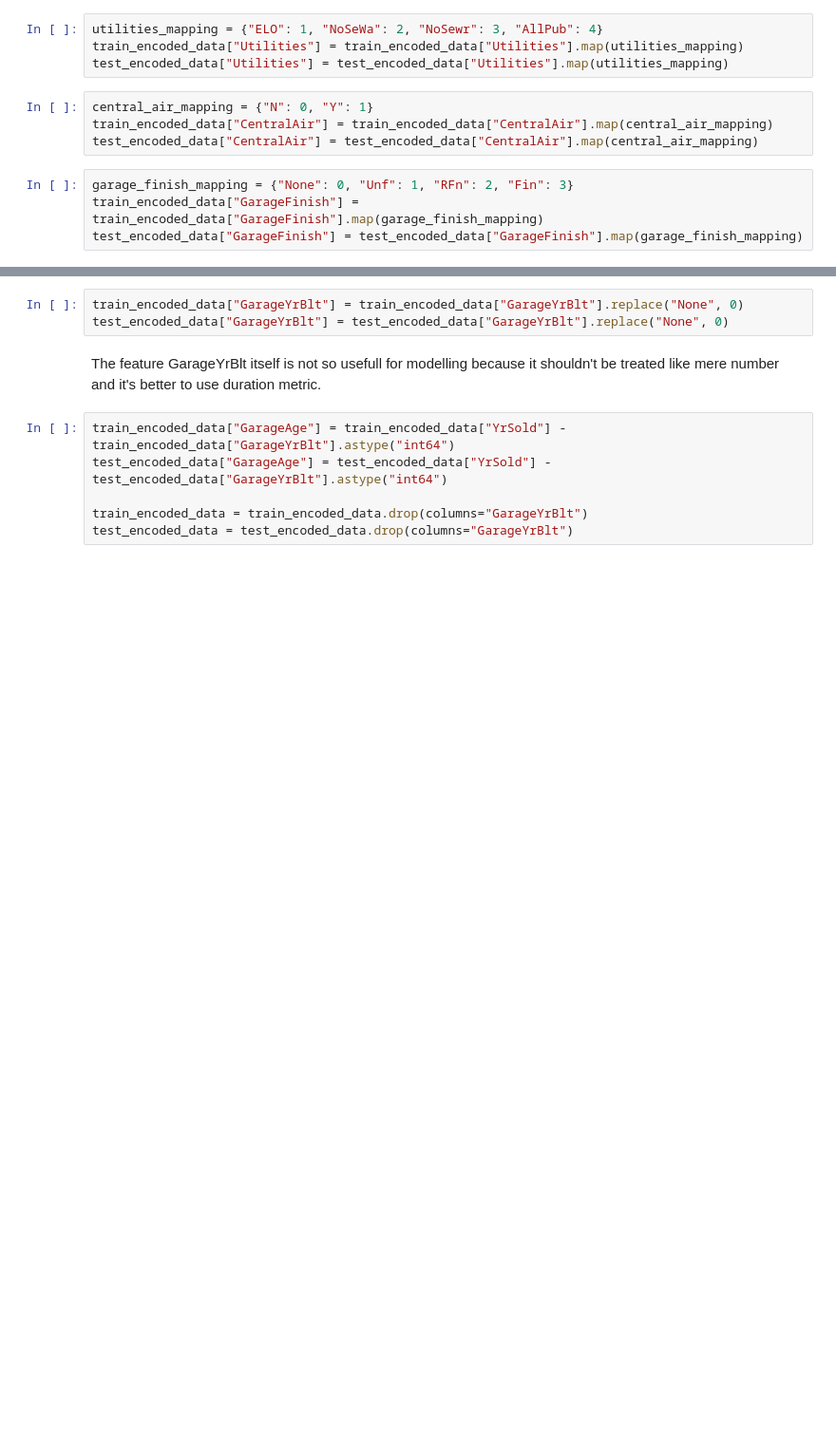
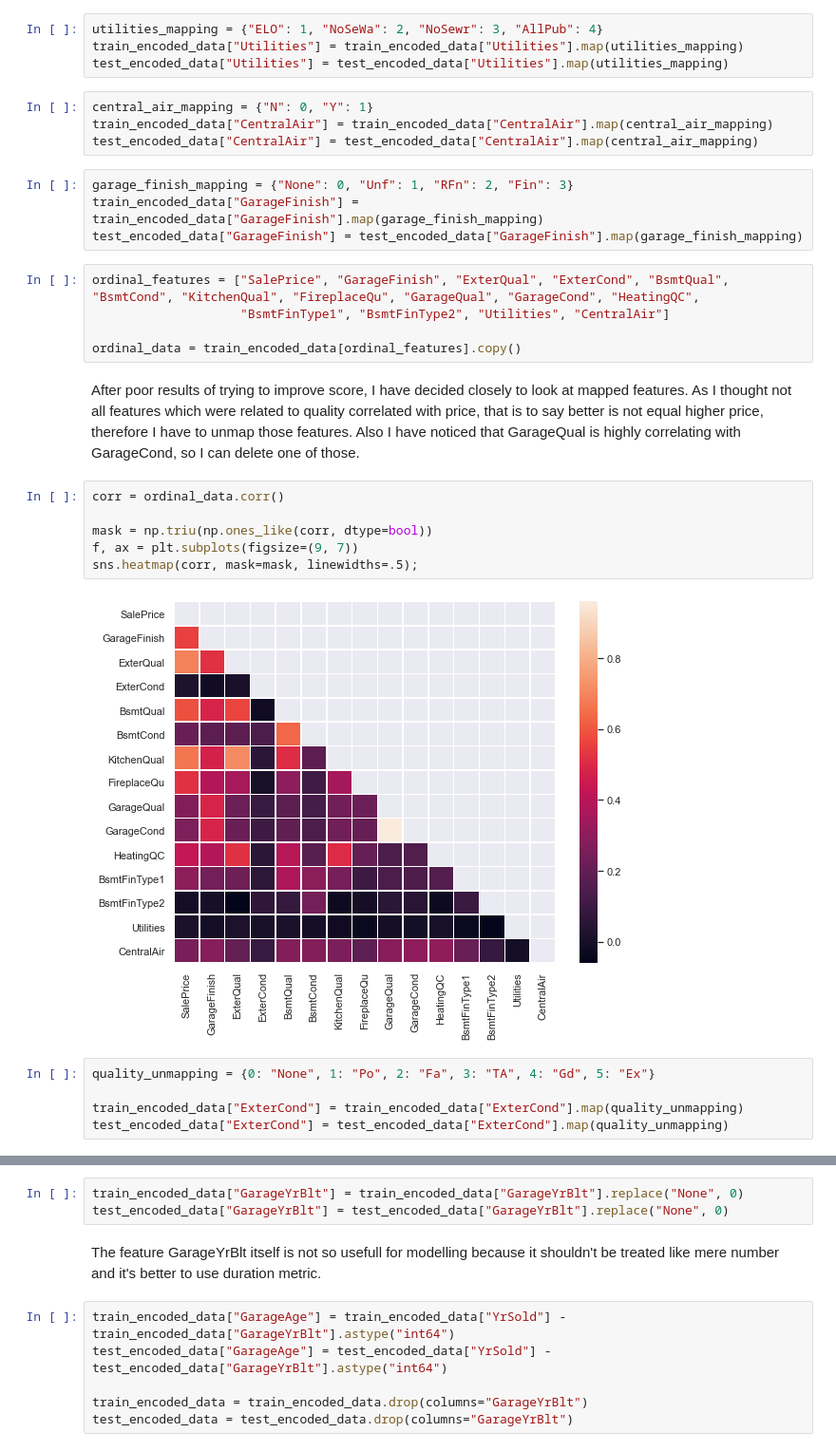
Before and after one commit to Gedas-LT/kaggle-ames-house-prices, a Jupyter notebook: predictions.ipynb, the cells around one changed output, grey strips where cells are left out. Shown at 95% size. Drawn from its saved outputs; the diff is of its cells as text; blank space fills up the shorter version.

Commit message:
Unmapped some features

```diff
--- a/predictions.ipynb
+++ b/predictions.ipynb
@@ -192,3 +192,23 @@ test_encoded_data["CentralAir"] = test_encoded_data["CentralAir"].map(central_ai
 garage_finish_mapping = {"None": 0, "Unf": 1, "RFn": 2, "Fin": 3}
 train_encoded_data["GarageFinish"] = train_encoded_data["GarageFinish"].map(garage_finish_mapping)
 test_encoded_data["GarageFinish"] = test_encoded_data["GarageFinish"].map(garage_finish_mapping)
+# %%
+ordinal_features = ["SalePrice", "GarageFinish", "ExterQual", "ExterCond", "BsmtQual", "BsmtCond", "KitchenQual", "FireplaceQu", "GarageQual", "GarageCond", "HeatingQC",
+                    "BsmtFinType1", "BsmtFinType2", "Utilities", "CentralAir"]
+
+ordinal_data = train_encoded_data[ordinal_features].copy()
+# %% [markdown]
+After poor results of trying to improve score, I have decided closely to look at mapped features. As I thought not all features which were related to quality correlated with price, that is to say better is not equal higher price, therefore I have to unmap those features. Also I have noticed that GarageQual is highly correlating with GarageCond, so I can delete one of those.
+# %%
+corr = ordinal_data.corr()
+
+mask = np.triu(np.ones_like(corr, dtype=bool))
+f, ax = plt.subplots(figsize=(9, 7))
+sns.heatmap(corr, mask=mask, linewidths=.5);
+# %% [output]
+[figure, added]
+# %%
+quality_unmapping = {0: "None", 1: "Po", 2: "Fa", 3: "TA", 4: "Gd", 5: "Ex"}
+
+train_encoded_data["ExterCond"] = train_encoded_data["ExterCond"].map(quality_unmapping)
+test_encoded_data["ExterCond"] = test_encoded_data["ExterCond"].map(quality_unmapping)
```
Also changed, not shown: parts of 10 cells of this notebook, 1 other file.
